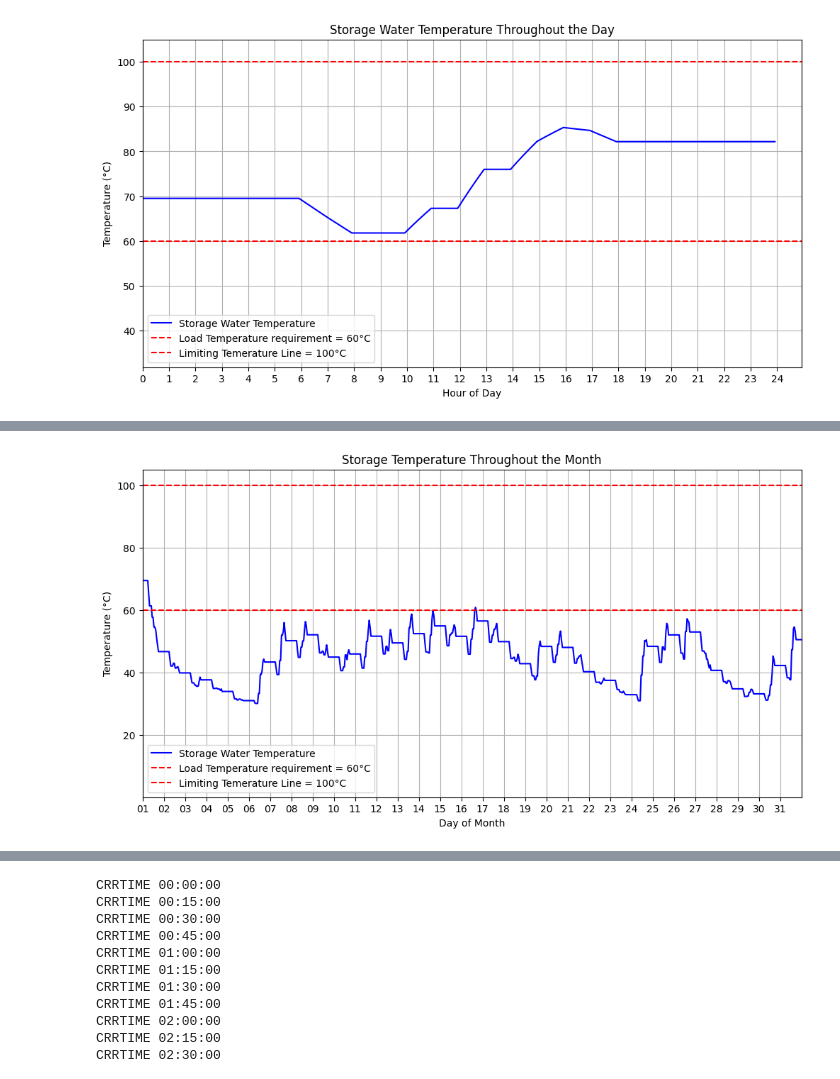
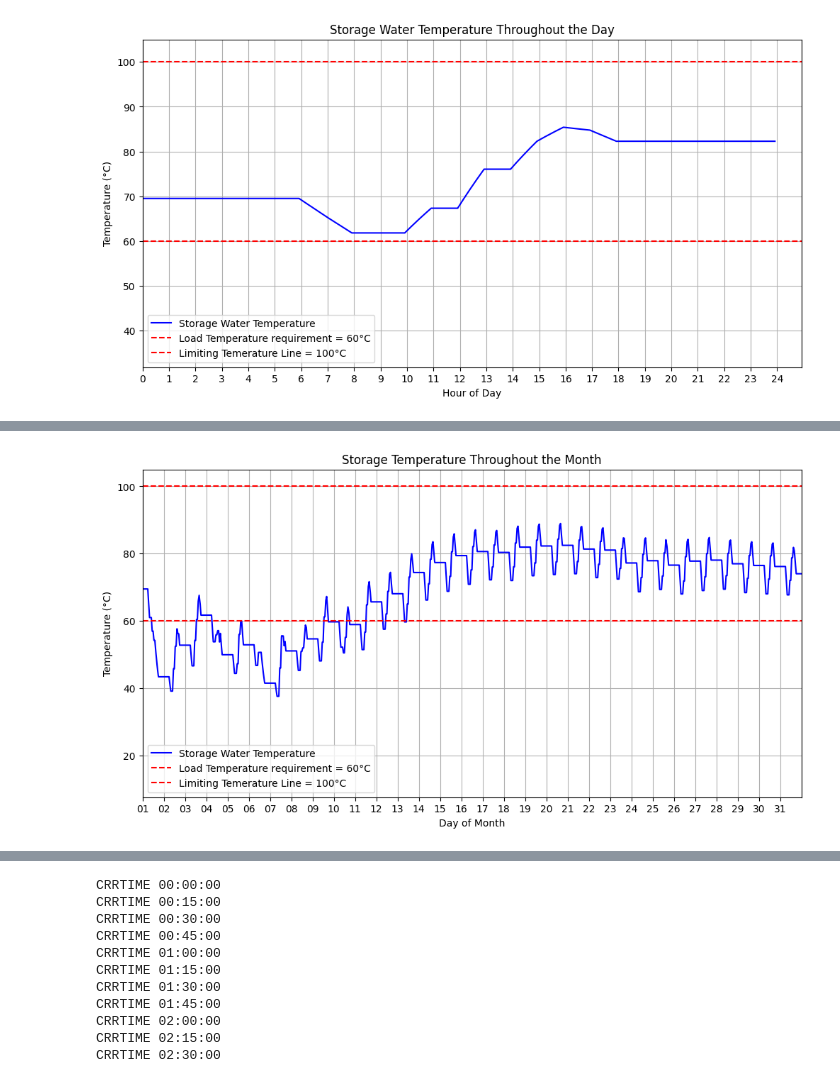
Before and after one commit to yashladd/solar_water_heater, a Jupyter notebook: latest.ipynb, the cells around one changed output, grey strips where cells are left out. Cells and saved outputs as stored; diff of their text form; code cells hidden in the pictures.

```diff
--- a/latest.ipynb
+++ b/latest.ipynb
@@ -1,8 +1,8 @@
 # %%
 from models import *
 # %%
-AREA = 90
-VOLUME = 12
+AREA = 80
+VOLUME = 5.2
 CONFIG_FILE = './config.json'
 # %%
 simulation = SimulationEnvironment(AREA, VOLUME, CONFIG_FILE)
@@ -166,5 +163,6 @@ DATE_TIME_LEN 288
 STORAGE_WATER_TEMPERATURE_LEN 288
 [figure]
 # %%
-simulation.simulate_month(7)
+simulation.simulate_month(10)
+simulation.simulation_params
 # %% [output]
@@ -172,17 +170,17 @@ Month Simulation _ start_date_time 2006-07-01 00:00:00
 Month Simulation _ days in month 31
 Month Simulation _ simulation period 2678400
 CRRTIME 00:00:00
 CRRTIME 00:05:00
 CRRTIME 00:10:00
 CRRTIME 00:15:00
 CRRTIME 00:20:00
 CRRTIME 00:25:00
 CRRTIME 00:30:00
 CRRTIME 00:35:00
 CRRTIME 00:40:00
 ... (8917 lines left out)
 CRRTIME 23:50:00
 CRRTIME 23:55:00
 8929
 8928
-[figure, old version]
+[figure, new version]
```
Also changed, not shown: parts of 7 cells of this notebook, 2 other files.
